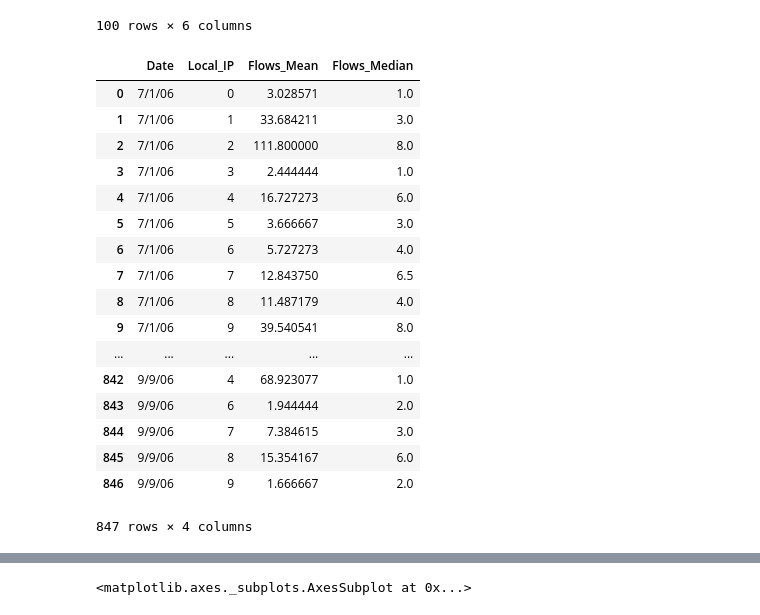
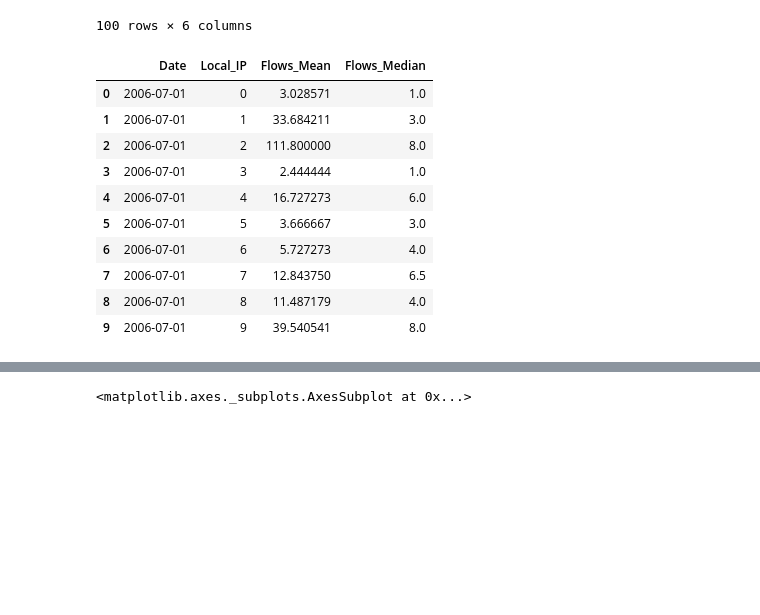
Before and after one commit to astarr8181/bot_net, a Jupyter notebook: bot_net_explore.ipynb, the cells around one changed output, grey strips where cells are left out. Cells and saved outputs as stored; diff of their text form; code cells hidden in the pictures; blank space fills up the shorter version.

```diff
--- a/bot_net_explore.ipynb
+++ b/bot_net_explore.ipynb
@@ -139,23 +139,19 @@ df_mean_med_flows.head(100)
 # %%
 df_mean_med_flows.columns = ['Date','Local_IP', 'Flows_Mean', 'Date1','IP1', 'Flows_Median']
 # %%
-df_mean_med_flows.drop(['Date1', 'IP1'], axis=1)
+df = df_mean_med_flows.drop(['Date1', 'IP1'], axis=1)
-# %% [output]
-|  | Date | Local_IP | Flows_Mean | Flows_Median |
-| 0 | 7/1/06 | 0 | 3.028571 | 1.0 |
-| 1 | 7/1/06 | 1 | 33.684211 | 3.0 |
-| 2 | 7/1/06 | 2 | 111.800000 | 8.0 |
-| 3 | 7/1/06 | 3 | 2.444444 | 1.0 |
-| 4 | 7/1/06 | 4 | 16.727273 | 6.0 |
-| 5 | 7/1/06 | 5 | 3.666667 | 3.0 |
-| 6 | 7/1/06 | 6 | 5.727273 | 4.0 |
-| 7 | 7/1/06 | 7 | 12.843750 | 6.5 |
-| 8 | 7/1/06 | 8 | 11.487179 | 4.0 |
-| 9 | 7/1/06 | 9 | 39.540541 | 8.0 |
-| ... | ... | ... | ... | ... |
-| 842 | 9/9/06 | 4 | 68.923077 | 1.0 |
-| 843 | 9/9/06 | 6 | 1.944444 | 2.0 |
-| 844 | 9/9/06 | 7 | 7.384615 | 3.0 |
-| 845 | 9/9/06 | 8 | 15.354167 | 6.0 |
-| 846 | 9/9/06 | 9 | 1.666667 | 2.0 |
-847 rows × 4 columns
+# %%
+df['Date'] = pd.to_datetime(df.Date)
+df.head(10)
+# %% [output]
+|  | Date | Local_IP | Flows_Mean | Flows_Median |
+| 0 | 2006-07-01 | 0 | 3.028571 | 1.0 |
+| 1 | 2006-07-01 | 1 | 33.684211 | 3.0 |
+| 2 | 2006-07-01 | 2 | 111.800000 | 8.0 |
+| 3 | 2006-07-01 | 3 | 2.444444 | 1.0 |
+| 4 | 2006-07-01 | 4 | 16.727273 | 6.0 |
+| 5 | 2006-07-01 | 5 | 3.666667 | 3.0 |
+| 6 | 2006-07-01 | 6 | 5.727273 | 4.0 |
+| 7 | 2006-07-01 | 7 | 12.843750 | 6.5 |
+| 8 | 2006-07-01 | 8 | 11.487179 | 4.0 |
+| 9 | 2006-07-01 | 9 | 39.540541 | 8.0 |
```
Also changed, not shown: parts of 2 cells of this notebook, 1 other file.
